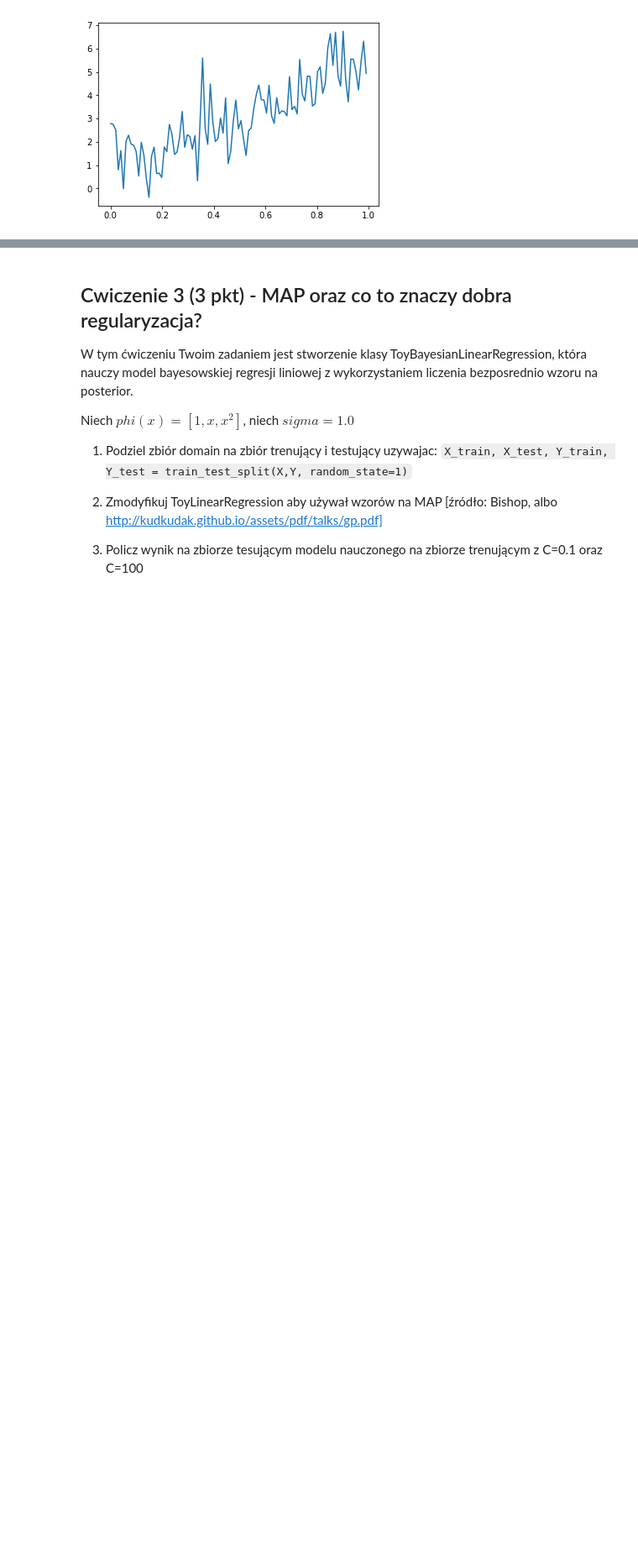
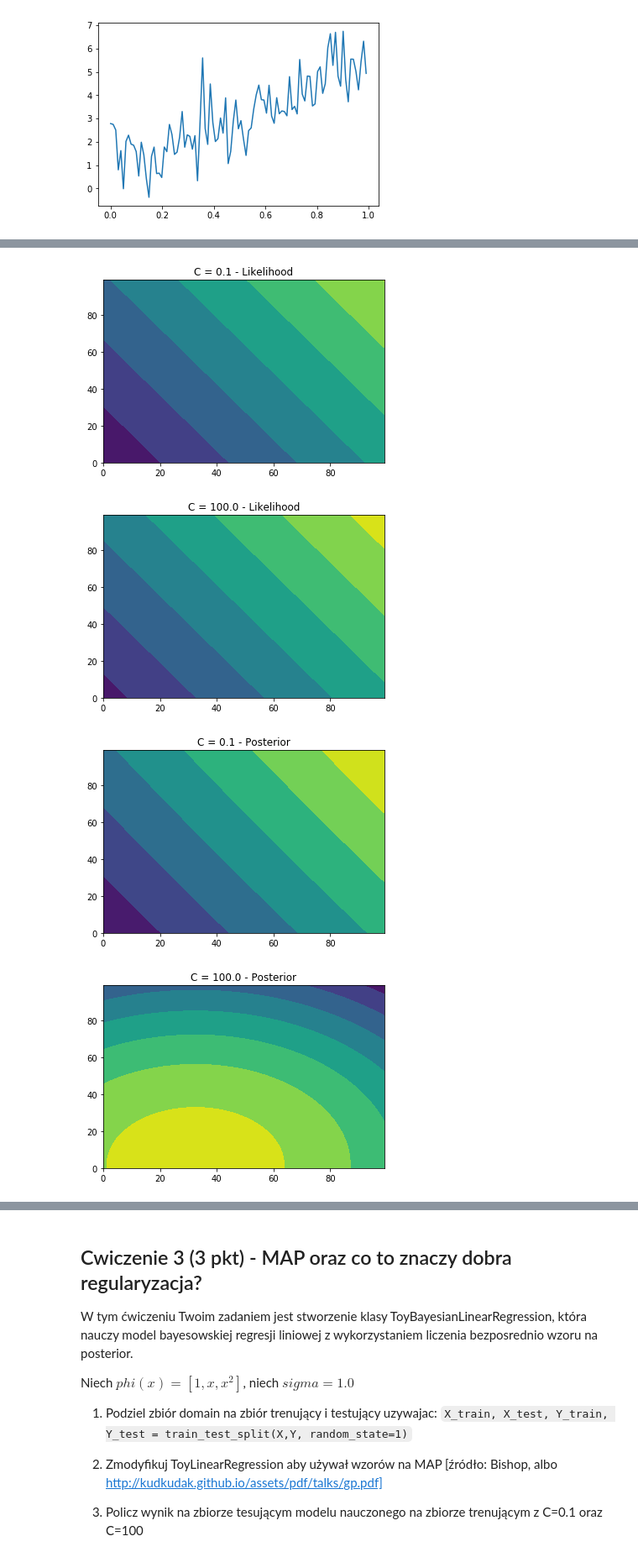
Before and after one commit to walerian777/uj-machine-learning, a Jupyter notebook: l3/L3a.ipynb, the cells around one changed output, grey strips where cells are left out. Shown at 84% size. Cells and saved outputs as stored; diff of their text form; code cells hidden in the pictures; blank space fills up the shorter version.

```diff
--- a/l3/L3a.ipynb
+++ b/l3/L3a.ipynb
@@ -184,4 +185,6 @@ def prior(w, C, mean=[0.0, 3.0, 0.0]):
-# %%
-def loglikelihood(w, X, Y, phi = lambda x: [1, x], sigma = 1.0):
-    # Twoj kod!
-    raise NotImplementedError()
+# %%
+# b
+def loglikelihood(w, X, Y, phi = lambda x: [1, x], sigma = 1.0):
+    lg = math.log(2 * math.pi * sigma * sigma) * len(Y)
+    summ = sum([(Y[i] - np.dot(w, phi(X[i]))[0]) / (sigma * sigma) for i in range(len(Y))])
+    return -0.5 * (lg + summ)
@@ -187,0 +205,24 @@ def loglikelihood(w, X, Y, phi = lambda x: [1, x], sigma = 1.0):
+# %%
+# c
+arr = np.arange(0, 10.0, 0.1)
+
+plt.title('C = 0.1 - Likelihood')
+plt.contourf(np.array([[loglikelihood(np.array([[0.88, arr[i], arr[j]]]), domain, t, lambda x: [1, x, x * x], 0.1) for i in range(len(arr))] for j in range(len(arr))]))
+plt.show()
+
+plt.title('C = 100.0 - Likelihood')
+plt.contourf(np.array([[loglikelihood(np.array([[0.88, arr[i], arr[j]]]), domain, t, lambda x: [1, x, x * x], 100.0) for i in range(len(arr))] for j in range(len(arr))]))
+plt.show()
+
+plt.title('C = 0.1 - Posterior')
+plt.contourf(np.array([[logposterior(np.array([[0.88, arr[i], arr[j]]]), domain, t, lambda x: [1, x, x * x], 0.1) for i in range(len(arr))] for j in range(len(arr))]))
+plt.show()
+
+plt.title('C = 100.0 - Posterior')
+plt.contourf(np.array([[logposterior(np.array([[0.88, arr[i], arr[j]]]), domain, t, lambda x: [1, x, x * x], 100.0) for i in range(len(arr))] for j in range(len(arr))]))
+plt.show()
+# %% [output]
+[figure, added]
+[figure, added]
+[figure, added]
+[figure, added]
```
Also changed, not shown: parts of 4 cells of this notebook.
